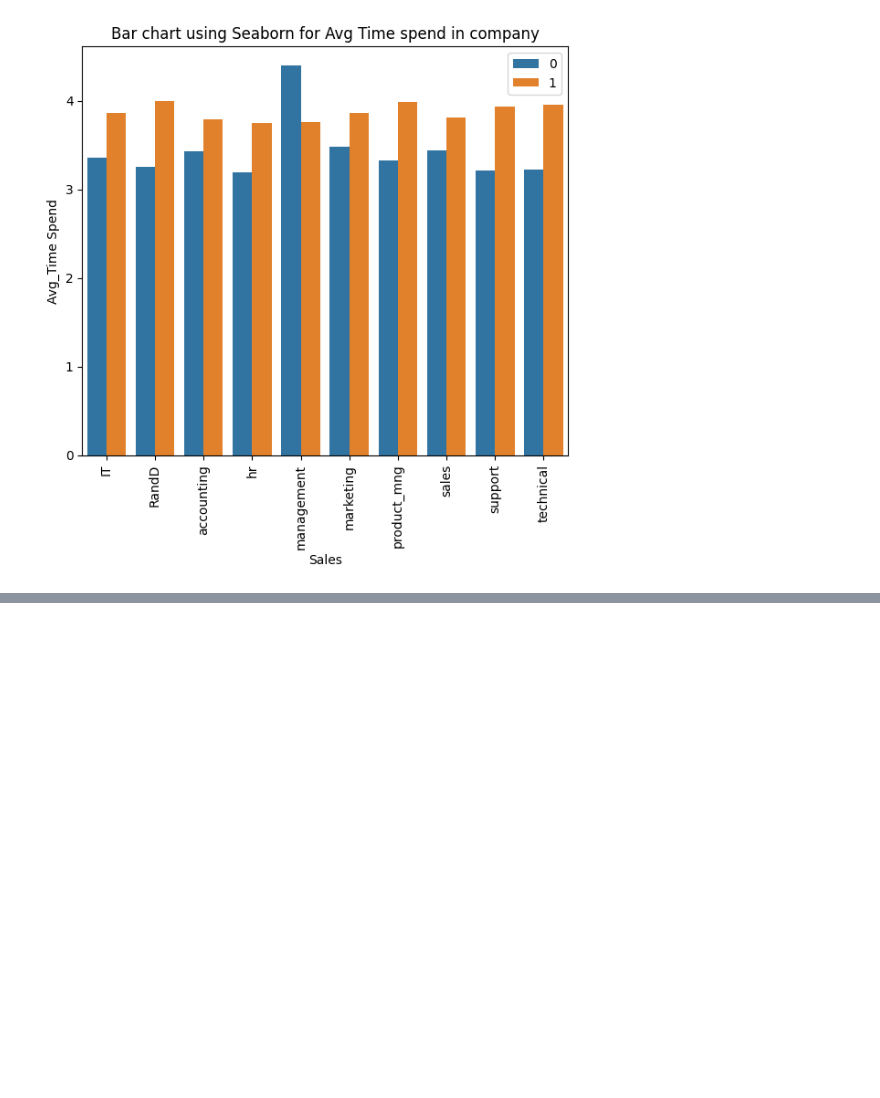
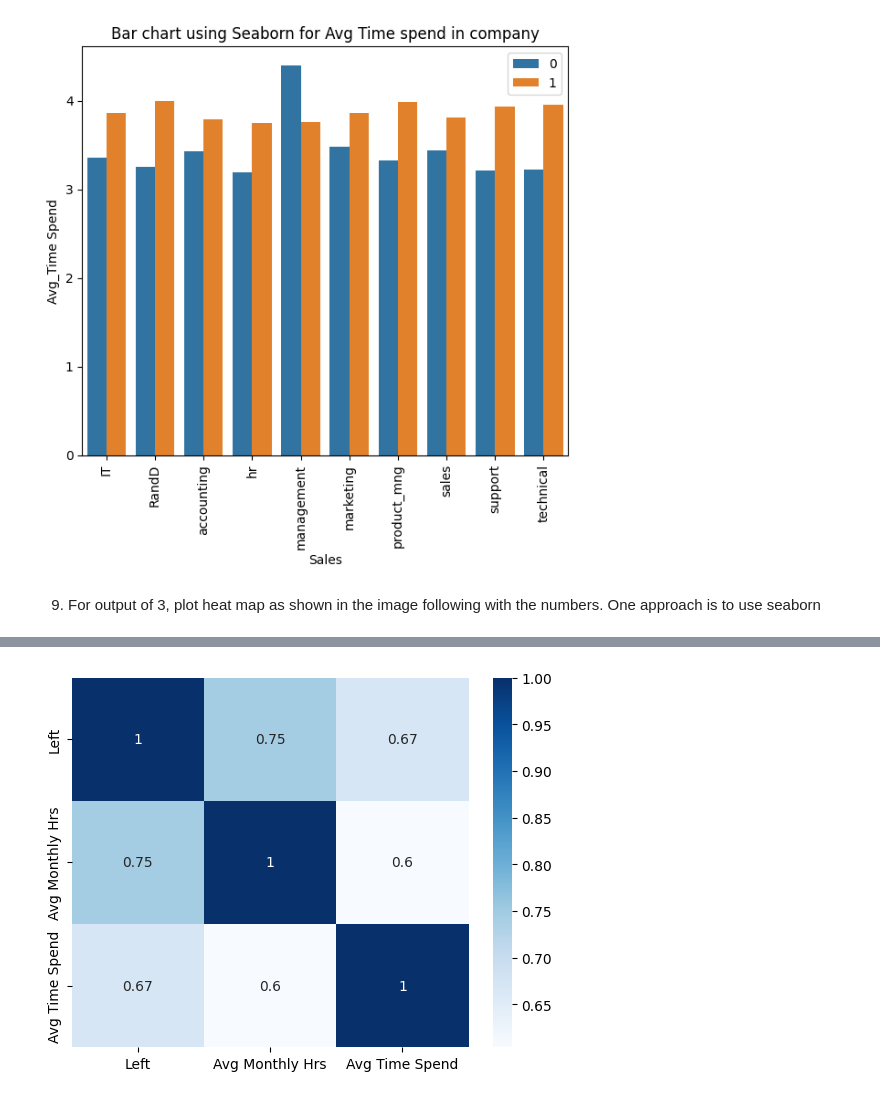
Before and after one commit to VidhyaKishor27/Pythonbasic, a Jupyter notebook: Miniproject_3_HR.ipynb, the cells around one changed output, grey strips where cells are left out. Saved outputs shown, nothing was run; the diff lists cells and outputs as text; code cells hidden in the pictures; blank space fills up the shorter version.

```diff
--- a/Miniproject_3_HR.ipynb
+++ b/Miniproject_3_HR.ipynb
@@ -86,7 +86,8 @@ print(tabulate(emp_left,headers=['Sales','No. of Employees','Rank'],tablefmt='gr
 Output:
 left,sales,avg_time_spend_company,avg_average_monthly_hours
 # %%
-avg=hr.groupby(by=['left','sales']).aggregate({"average_montly_hours":'mean',"time_spend_company":'mean'})
+avg=hr.groupby(by=['left','sales']).aggregate({"average_montly_hours":'mean',"time_spend_company":'mean'}).reset_index()
+avg.columns=['Left','Sales','Avg Monthly Hrs','Avg Time Spend']
 print(avg)
 #print(tabulate(avg,headers=['Left','Sales','Avg Monthly Hrs','Avg Time Spend'],tablefmt='grid'))
 # %% [output]
@@ -235,3 +236,11 @@ plt.title("Bar chart using Seaborn for Avg Time spend in company")
 plt.show()
 # %% [output]
 [figure]
+# %% [markdown]
+9. For output of 3, plot heat map as shown in the image following with the numbers. One approach is to use seaborn
+# %%
+sns.heatmap(avg.corr(),cmap='Blues',annot=True) # heatmap using seaborn
+plt.show()
+#plt.imshow(avg.corr(),cmap='Greens') # using matplotlib
+#plt.show()
+# %% [output]
@@ -237,0 +248 @@ plt.show()
+[figure, added]
```
Also changed, not shown: parts of 2 cells of this notebook.
